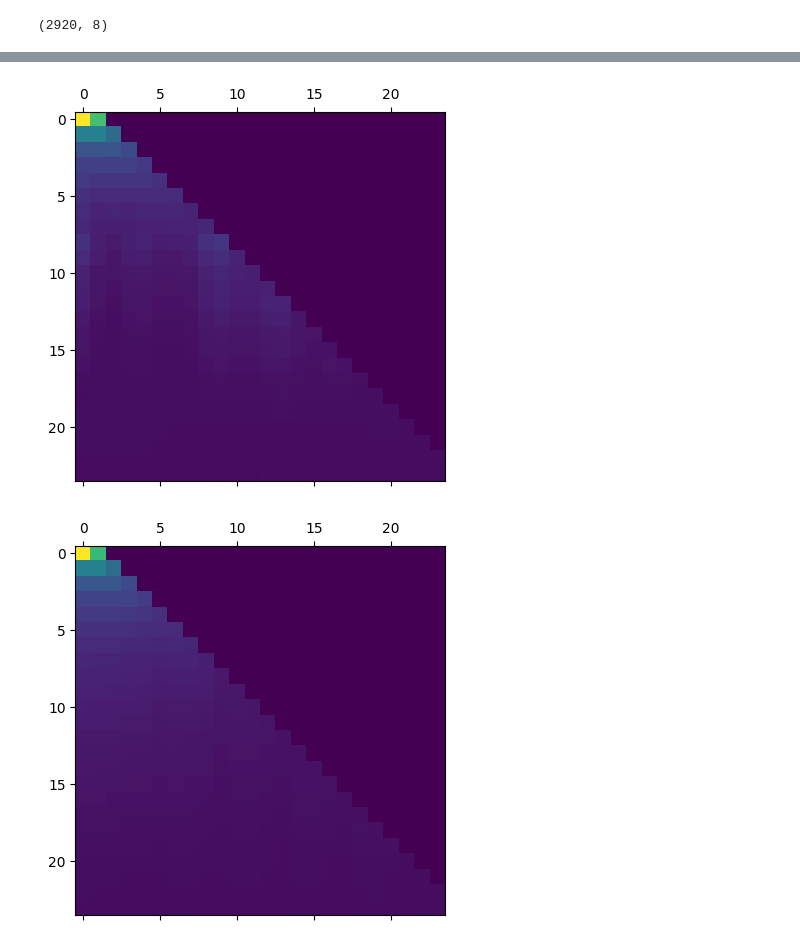
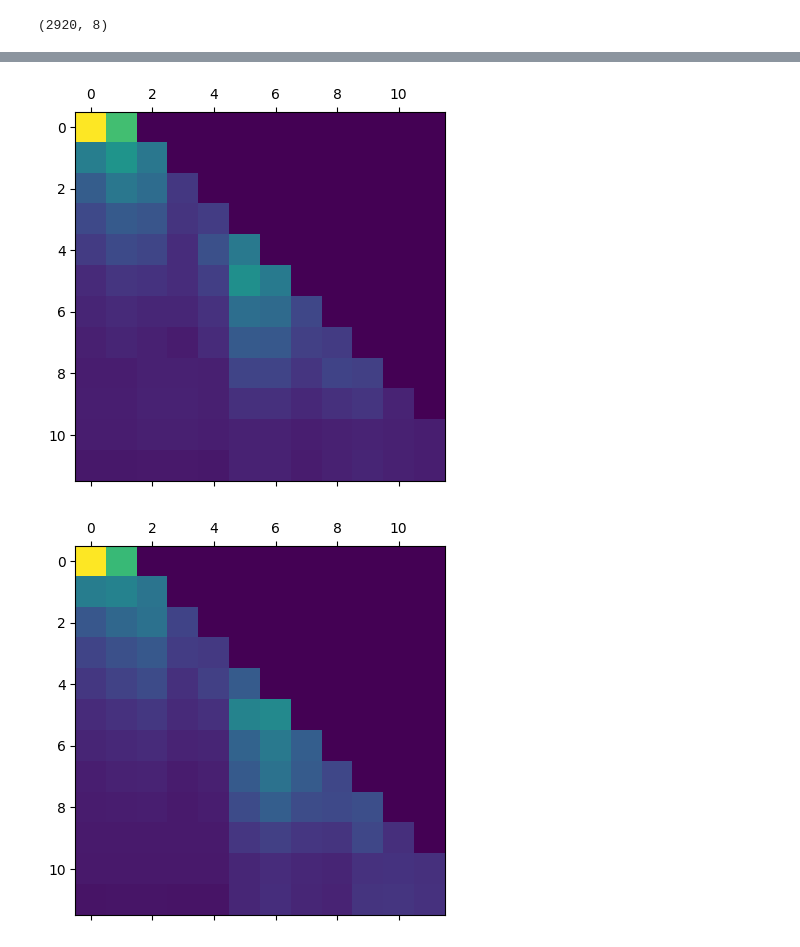
Before and after one commit to NathanAlmazan/RiverCast, a Jupyter notebook: notebooks/rivercast/rivercast.ipynb, the cells around one changed output, grey strips where cells are left out. Cells and saved outputs as stored; diff of their text form; code cells hidden in the pictures.

Commit message:
RVC-1 RVC-2 updated window sizes

```diff
--- a/notebooks/pca/rivercast.ipynb
+++ b/notebooks/rivercast/rivercast.ipynb
@@ -274,8 +274,8 @@ class TimeSeriesDataset(torch.utils.data.Dataset):
         return len(self.data) - (self.seq_len + self.step) + 1
 # %%
 BATCH_SIZE = 128
-SEQ_LEN = 360
-SEQ_STEP = 180
+SEQ_LEN = 180
+SEQ_STEP = 60
 PRED_SIZE = 8
 D_MODEL = 8
 NUM_HEADS = 4
@@ -668,5 +679,5 @@ def plot_forecast(window, kernel_size=15):
         ax.matshow(attention)
         plt.show()
 # %%
-plot_forecast(window=680)
+plot_forecast(window=240)
 # %% [output]
@@ -678,2 +689,2 @@ plot_forecast(window=680)
-[figure, old version]
+[figure, new version]
-[figure, old version]
+[figure, new version]
```
Also changed, not shown: parts of 11 cells of this notebook, 8 other files.
